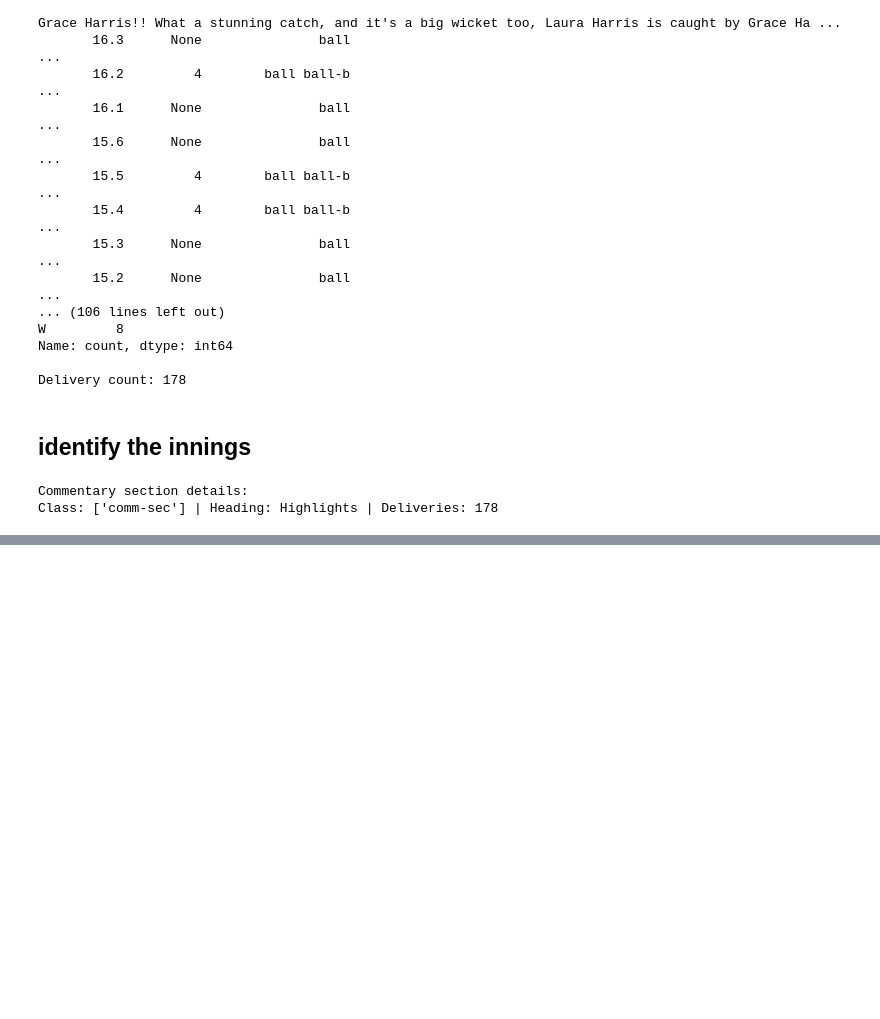
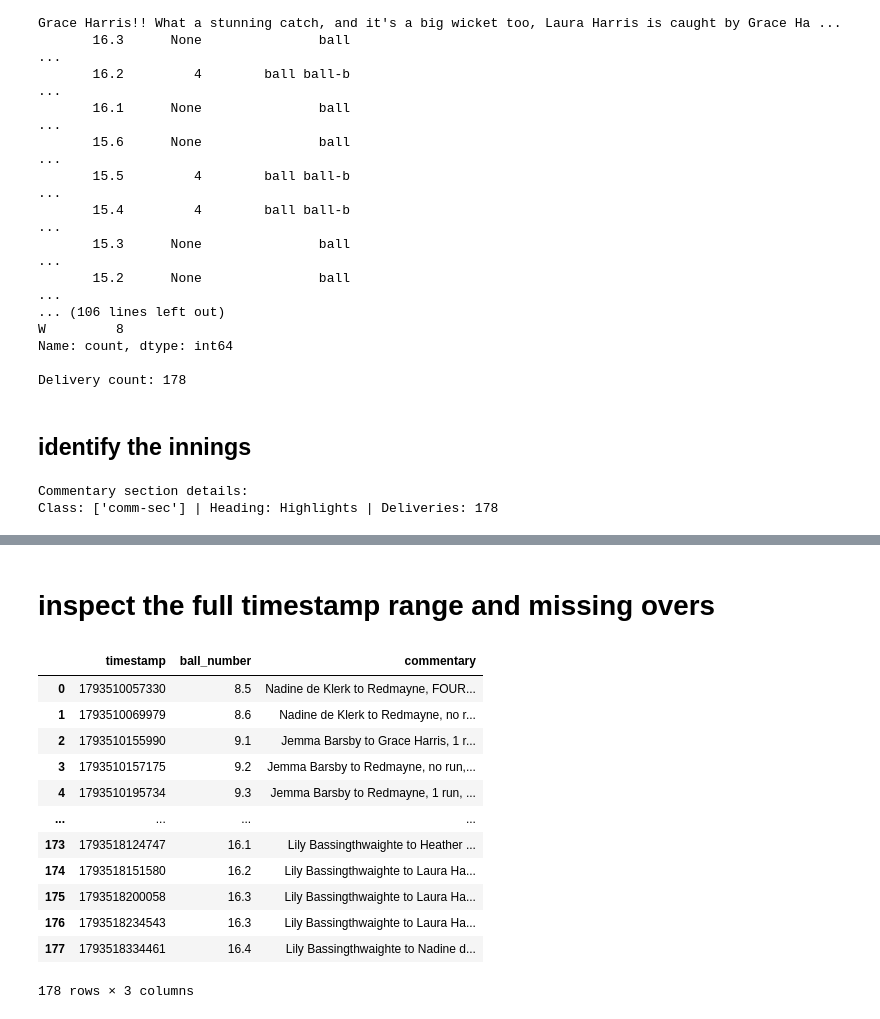
Before and after one commit to amritaa72/Runs-and-Wickets, a Jupyter notebook: WBBL_HTML_test.ipynb, the cells around one changed output, grey strips where cells are left out. Saved outputs shown, nothing was run; the diff lists cells and outputs as text; code cells hidden in the pictures; blank space fills up the shorter version.

```diff
--- a/WBBL_HTML_test.ipynb
+++ b/WBBL_HTML_test.ipynb
@@ -622,0 +675,7 @@ Class: ['comm-sec'] | Heading: Highlights | Deliveries: 178
+# %%
+for item in commentary.select("li.ball:not(.ball-note)")[:10]:
+    print(
+        "Ball:", item.select_one(".ball-over").contents[0].strip(),
+        "| Timestamp:", item.get("data-ts"),
+        "| Commentary:", item.select_one(".ball-text p").get_text(" ", strip=True)
+    )
@@ -622,0 +693,7 @@ Class: ['comm-sec'] | Heading: Highlights | Deliveries: 178
+# %%
+for item in commentary.select("li.ball:not(.ball-note)")[-10:]:
+    print(
+        "Ball:", item.select_one(".ball-over").contents[0].strip(),
+        "| Timestamp:", item.get("data-ts"),
+        "| Commentary:", item.select_one(".ball-text p").get_text(" ", strip=True)
+    )
@@ -622,0 +714,19 @@ Class: ['comm-sec'] | Heading: Highlights | Deliveries: 178
+# %%
+timestamp_data = []
+
+for item in commentary.select("li.ball:not(.ball-note)"):
+    timestamp_data.append({
+        "timestamp": int(item["data-ts"]),
+        "ball_number": item.select_one(".ball-over").contents[0].strip(),
+        "commentary": item.select_one(".ball-text p").get_text(" ", strip=True)
+    })
+
+time_df = pd.DataFrame(timestamp_data)
+
+time_df = time_df.sort_values("timestamp").reset_index(drop=True)
+
+print("First 10 chronological deliveries:")
+print(time_df.head(10)[["timestamp", "ball_number", "commentary"]].to_string(index=False))
+
+print("\nLast 10 chronological deliveries:")
+print(time_df.tail(10)[["timestamp", "ball_number", "commentary"]].to_string(index=False))
@@ -622,0 +751,18 @@ Class: ['comm-sec'] | Heading: Highlights | Deliveries: 178
+# %% [markdown]
+# **inspect the full timestamp range and missing overs**
+# %%
+time_df
+# %% [output]
+|  | timestamp | ball_number | commentary |
+| 0 | 1793510057330 | 8.5 | Nadine de Klerk to Redmayne, FOUR... |
+| 1 | 1793510069979 | 8.6 | Nadine de Klerk to Redmayne, no r... |
+| 2 | 1793510155990 | 9.1 | Jemma Barsby to Grace Harris, 1 r... |
+| 3 | 1793510157175 | 9.2 | Jemma Barsby to Redmayne, no run,... |
+| 4 | 1793510195734 | 9.3 | Jemma Barsby to Redmayne, 1 run, ... |
+| ... | ... | ... | ... |
+| 173 | 1793518124747 | 16.1 | Lily Bassingthwaighte to Heather ... |
+| 174 | 1793518151580 | 16.2 | Lily Bassingthwaighte to Laura Ha... |
+| 175 | 1793518200058 | 16.3 | Lily Bassingthwaighte to Laura Ha... |
+| 176 | 1793518234543 | 16.3 | Lily Bassingthwaighte to Laura Ha... |
+| 177 | 1793518334461 | 16.4 | Lily Bassingthwaighte to Nadine d... |
+178 rows × 3 columns
```
Also changed, not shown: parts of 15 cells of this notebook.
